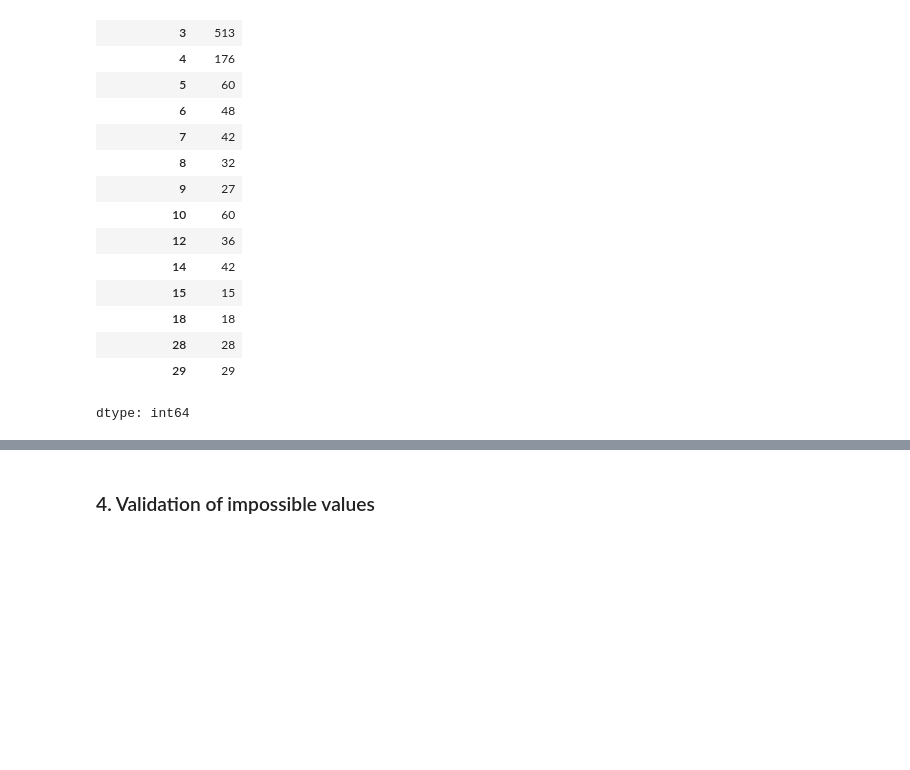
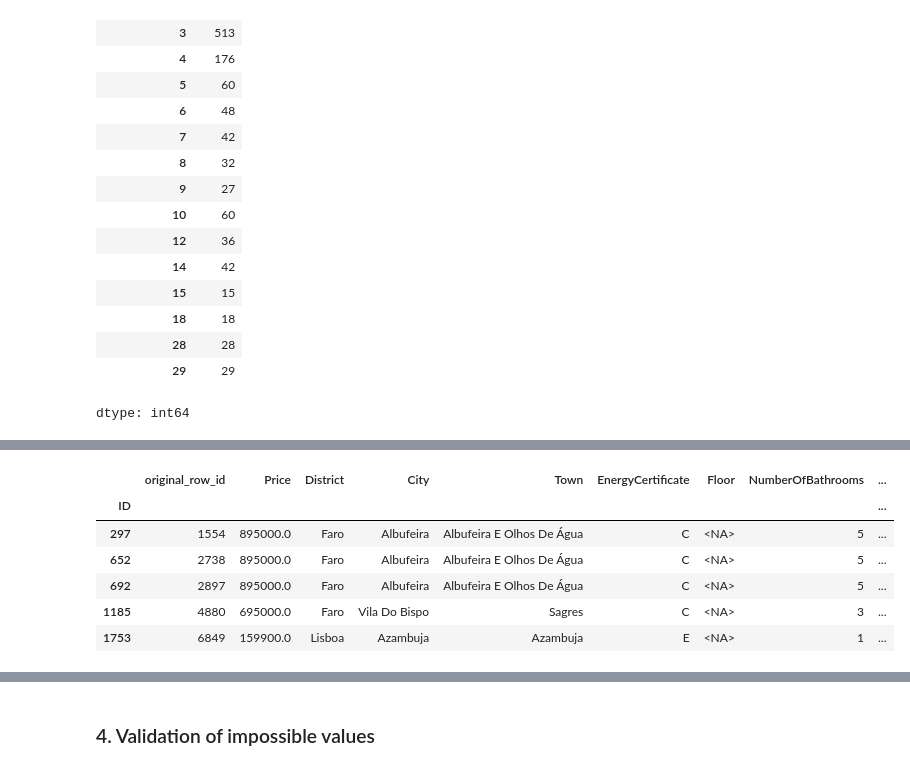
Before and after one commit to Joselala123/Portugal_House_DataCleaning_EDA_PredictiveModel, a Jupyter notebook: Portugal_House_Notebook.ipynb, the cells around one changed output, grey strips where cells are left out. Saved outputs shown, nothing was run; the diff lists cells and outputs as text; code cells hidden in the pictures; blank space fills up the shorter version.

```diff
--- a/Portugal_House_Notebook.ipynb
+++ b/Portugal_House_Notebook.ipynb
@@ -352,0 +652,37 @@ The table above shows that some records have more than one associated duplicate,
+# %%
+conflict_columns = []
+
+for col in conflict_vars:
+
+    conflict_col = f"{col}Conflict"
+
+    # Count distinct NON-NULL values inside each group
+    n_unique = (
+        near_duplicates
+        .groupby("NearDupGroup")[col]
+        .transform(lambda x: x.nunique(dropna=True))
+    )
+
+    # Conflict exists when there is more than one observed value
+    near_duplicates[conflict_col] = n_unique > 1
+
+    conflict_columns.append(conflict_col)
+# %%
+near_duplicates["ConflictCount"] = (
+    near_duplicates[conflict_columns]
+    .sum(axis=1)
+)
+# %%
+conflict_columns = [
+    "PublishDateConflict",
+    "TotalAreaConflict",
+    "BuiltAreaConflict",
+    "LotSizeConflict"
+]
+# %%
+near_duplicates["ConflictCount"] = (
+    near_duplicates[conflict_columns]
+    .sum(axis=1)
+)
+
+near_duplicates["ConflictCount"].value_counts()
@@ -352,0 +714,10 @@ The table above shows that some records have more than one associated duplicate,
+# %%
+near_duplicates[near_duplicates["PublishDateConflict"]==True].head()
+# %% [output]
+|  | original_row_id | Price | District | City | Town | EnergyCertificate | Floor | NumberOfBathrooms | ... |
+| ID |  |  |  |  |  |  |  |  | ... |
+| 297 | 1554 | 895000.0 | Faro | Albufeira | Albufeira E Olhos De Água | C | <NA> | 5 | ... |
+| 652 | 2738 | 895000.0 | Faro | Albufeira | Albufeira E Olhos De Água | C | <NA> | 5 | ... |
+| 692 | 2897 | 895000.0 | Faro | Albufeira | Albufeira E Olhos De Água | C | <NA> | 5 | ... |
+| 1185 | 4880 | 695000.0 | Faro | Vila Do Bispo | Sagres | C | <NA> | 3 | ... |
+| 1753 | 6849 | 159900.0 | Lisboa | Azambuja | Azambuja | E | <NA> | 1 | ... |
```
Also changed, not shown: parts of 53 cells of this notebook.
